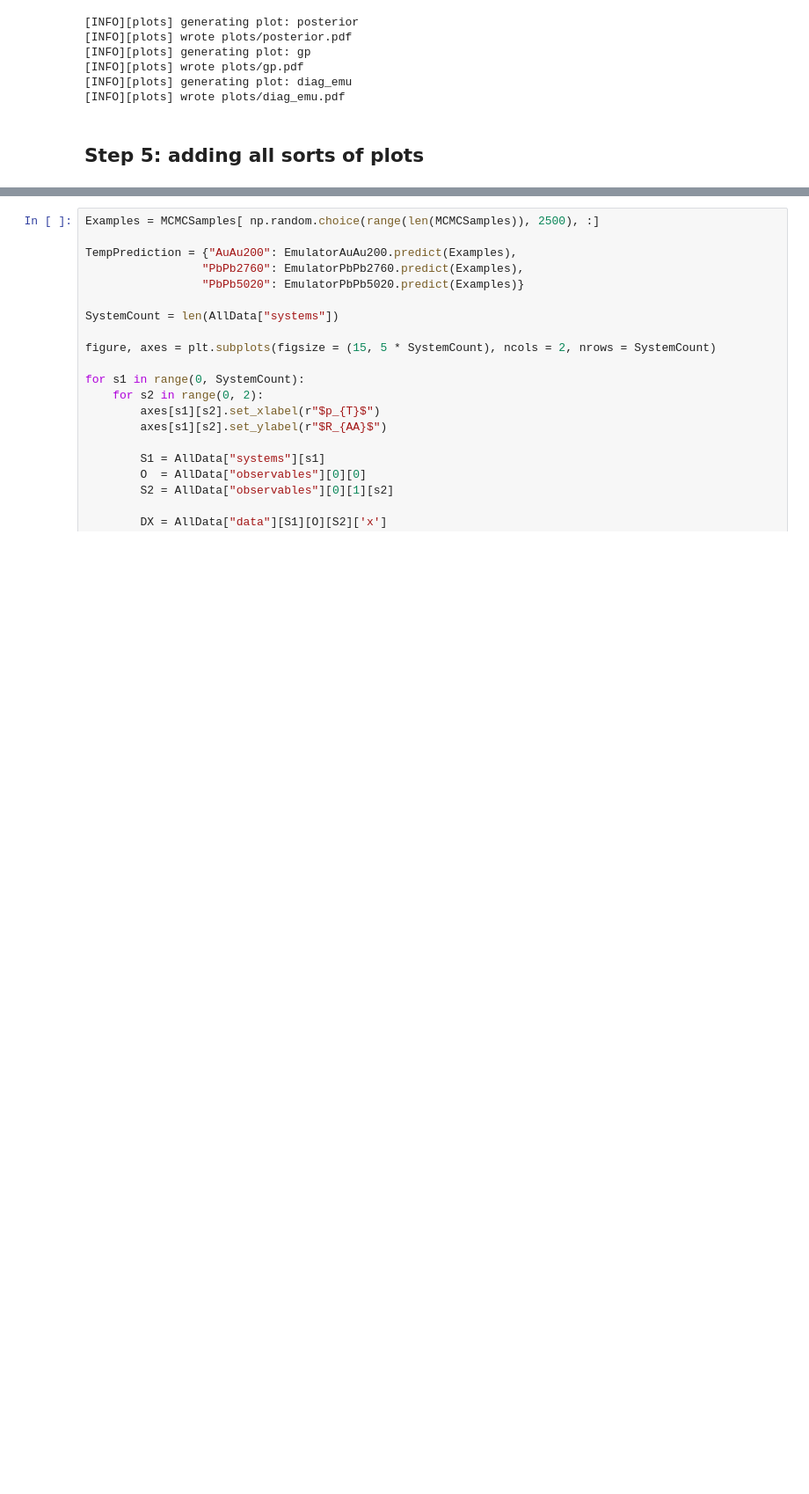
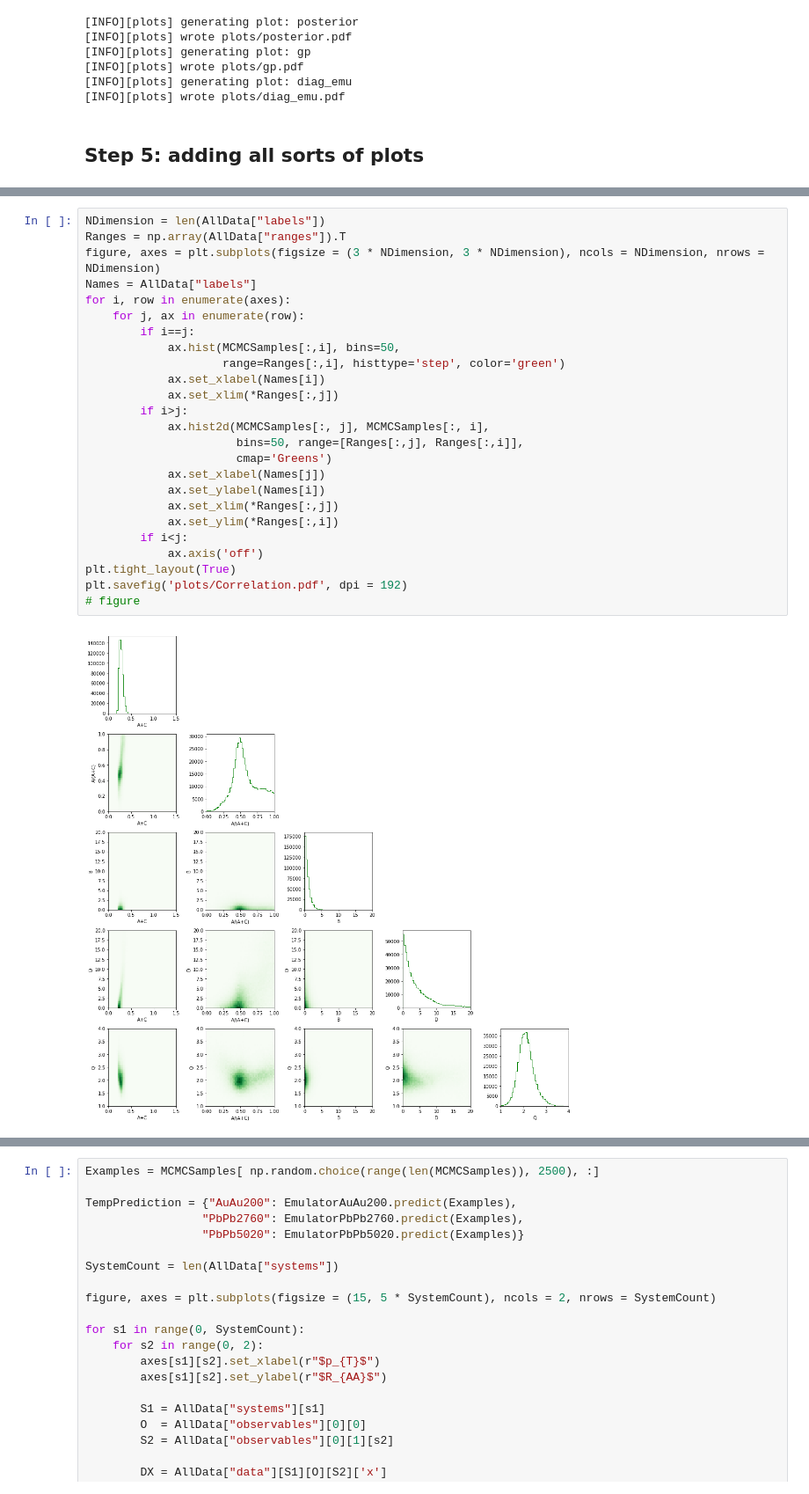
Before and after one commit to JETSCAPE/STAT, a Jupyter notebook: MatterLBT1.ipynb, the cells around one changed output, grey strips where cells are left out. Shown at 88% size. Saved outputs shown, nothing was run; the diff lists cells and outputs as text; blank space fills up the shorter version.

```diff
--- a/MatterLBT1.ipynb
+++ b/MatterLBT1.ipynb
@@ -222,3 +223,30 @@ with chain.dataset() as d:
+# %%
+NDimension = len(AllData["labels"])
+Ranges = np.array(AllData["ranges"]).T
+figure, axes = plt.subplots(figsize = (3 * NDimension, 3 * NDimension), ncols = NDimension, nrows = NDimension)
+Names = AllData["labels"]
+for i, row in enumerate(axes):
+    for j, ax in enumerate(row):
+        if i==j:
+            ax.hist(MCMCSamples[:,i], bins=50,
+                    range=Ranges[:,i], histtype='step', color='green')
+            ax.set_xlabel(Names[i])
+            ax.set_xlim(*Ranges[:,j])
+        if i>j:
+            ax.hist2d(MCMCSamples[:, j], MCMCSamples[:, i],
+                      bins=50, range=[Ranges[:,j], Ranges[:,i]],
+                      cmap='Greens')
+            ax.set_xlabel(Names[j])
+            ax.set_ylabel(Names[i])
+            ax.set_xlim(*Ranges[:,j])
+            ax.set_ylim(*Ranges[:,i])
+        if i<j:
+            ax.axis('off')
+plt.tight_layout(True)
+plt.savefig('plots/Correlation.pdf', dpi = 192)
+# figure
+# %% [output]
+[figure, added]
 # %%
 NDimension = 5
 Ranges = np.array(AllData["ranges"]).T
```
Also changed, not shown: parts of 8 cells of this notebook, 1 other file.
